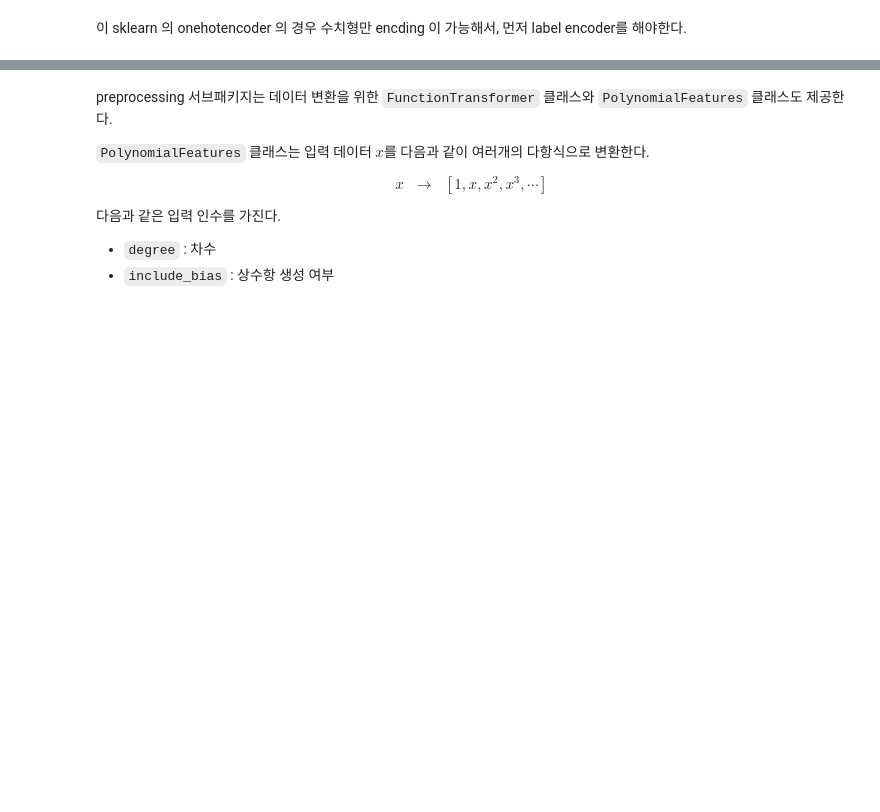
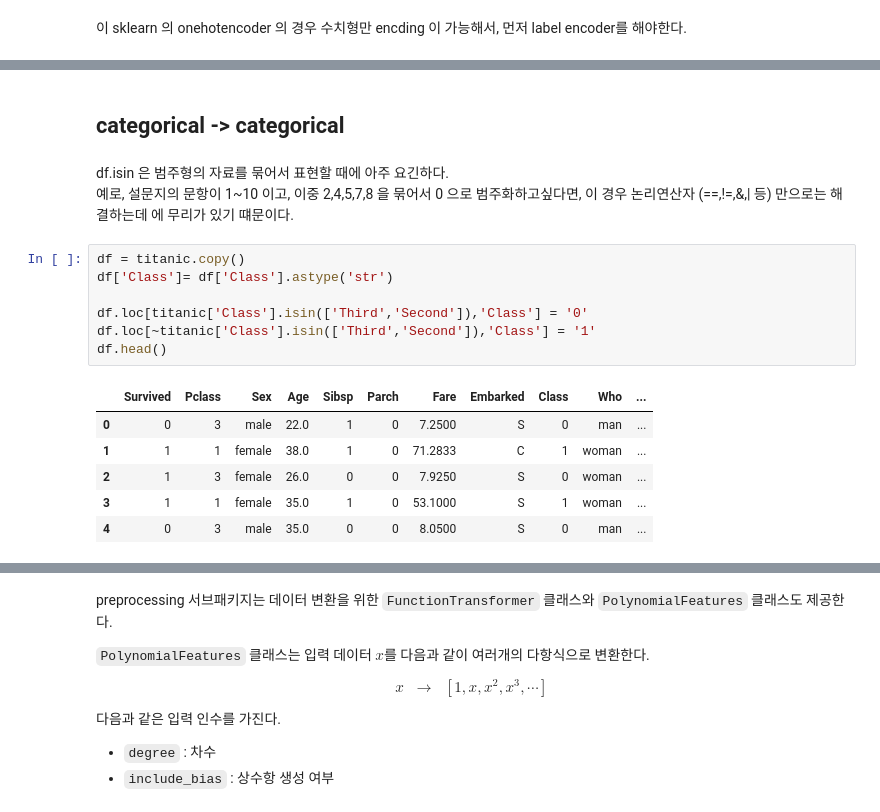
Before and after one commit to hana-dool/Data_Processing, a Jupyter notebook: [Scaling,Transfrom].ipynb, the cells around one changed output, grey strips where cells are left out. Drawn from its saved outputs; the diff is of its cells as text; blank space fills up the shorter version.

```diff
--- a/[Scaling,Transfrom].ipynb
+++ b/[Scaling,Transfrom].ipynb
@@ -467,0 +255,19 @@ pd.get_dummies(titanic['embark_town']) . head()
+# %% [markdown]
+## categorical -> categorical
+# %% [markdown]
+df.isin 은 범주형의 자료를 묶어서 표현할 때에 아주 요긴하다.<br>
+예로, 설문지의 문항이 1~10 이고, 이중 2,4,5,7,8 을 묶어서 0 으로 범주화하고싶다면, 이 경우 논리연산자 (==,!=,&,| 등) 만으로는 해결하는데 에 무리가 있기 떄문이다.
+# %%
+df = titanic.copy()
+df['Class']= df['Class'].astype('str')
+
+df.loc[titanic['Class'].isin(['Third','Second']),'Class'] = '0'
+df.loc[~titanic['Class'].isin(['Third','Second']),'Class'] = '1'
+df.head()
+# %% [output]
+|  | Survived | Pclass | Sex | Age | Sibsp | Parch | Fare | Embarked | Class | Who | ... |
+| 0 | 0 | 3 | male | 22.0 | 1 | 0 | 7.2500 | S | 0 | man | ... |
+| 1 | 1 | 1 | female | 38.0 | 1 | 0 | 71.2833 | C | 1 | woman | ... |
+| 2 | 1 | 3 | female | 26.0 | 0 | 0 | 7.9250 | S | 0 | woman | ... |
+| 3 | 1 | 1 | female | 35.0 | 1 | 0 | 53.1000 | S | 1 | woman | ... |
+| 4 | 0 | 3 | male | 35.0 | 0 | 0 | 8.0500 | S | 0 | man | ... |
```
Also changed, not shown: parts of 161 cells of this notebook, 2 other files.
